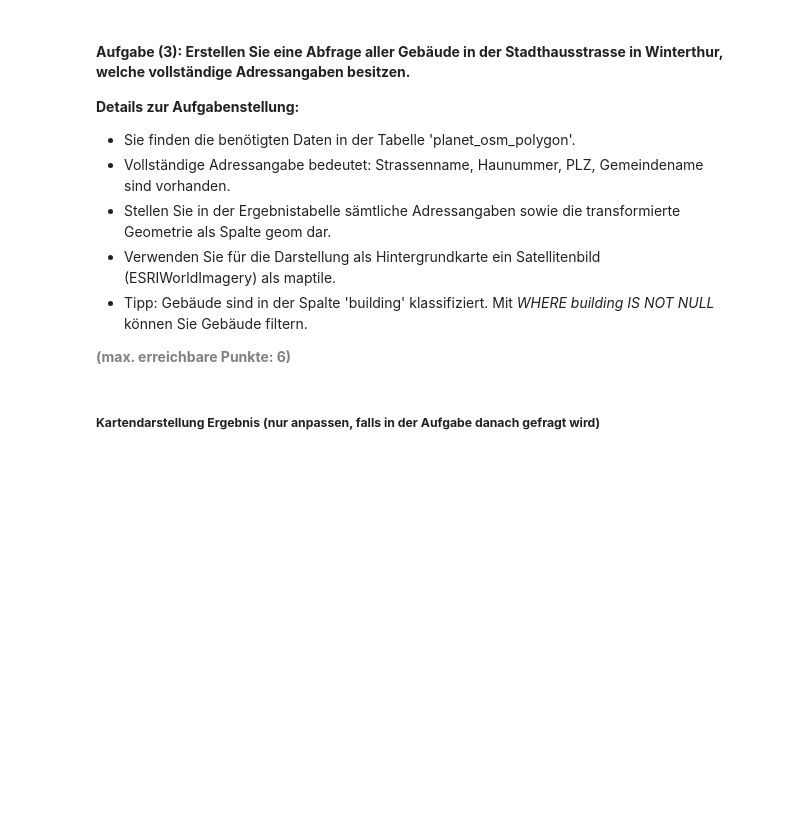
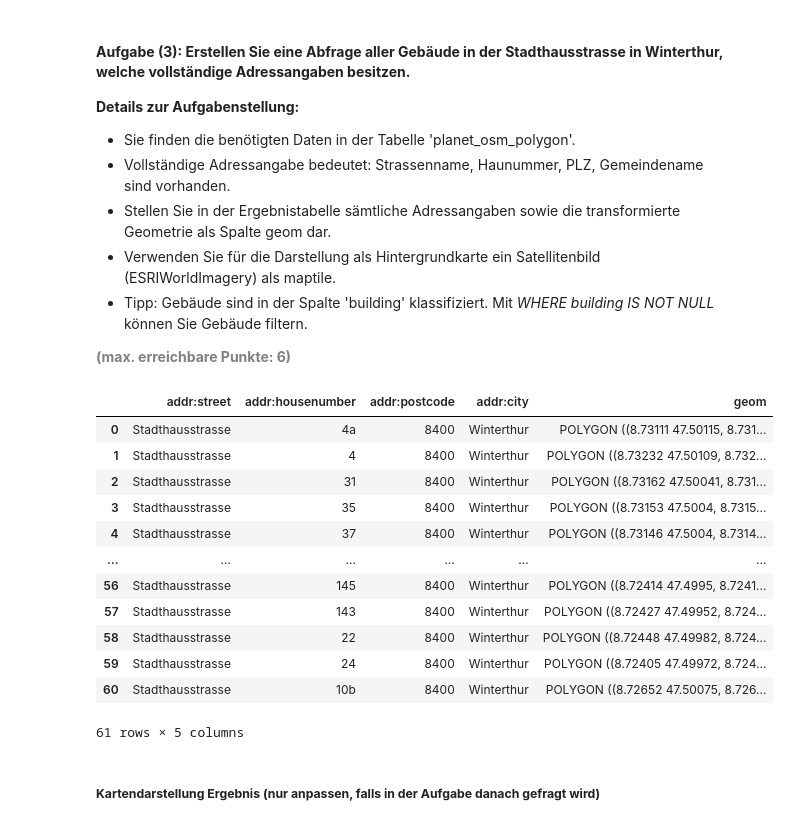
Before and after one commit to zempcol1/python_postgresql_postgis, a Jupyter notebook: HS24 EXAM/AP03_Management_Raeumliche_Daten.ipynb, the cells around one changed output. Saved outputs shown, nothing was run; the diff lists cells and outputs as text; code cells hidden in the pictures; blank space fills up the shorter version.

```diff
--- a/HS24 EXAM/AP03_Management_Raeumliche_Daten.ipynb
+++ b/HS24 EXAM/AP03_Management_Raeumliche_Daten.ipynb
@@ -264,21 +291,35 @@ m
 # %%
 # Engine für Datenbankverbindung erstellen
 engine = create_engine(db_connection_url)
 
 # Ergänzen Sie die SQL-Abfrage, um die Aufgabe zu lösen
-sql = """SELECT
-         FROM
-         WHERE
+sql = """SELECT "addr:street", "addr:housenumber", "addr:postcode", "addr:city", st_transform(way, 4326) AS geom
+         FROM planet_osm_polygon
+         WHERE "addr:street" = 'Stadthausstrasse' AND "addr:city" = 'Winterthur' AND "addr:postcode" IS NOT NULL AND "addr:housenumber" IS NOT NULL
      ;"""
 
 # Ergebnis in GeoDataFrame abspeichern
 gdf = gpd.GeoDataFrame.from_postgis(sql, engine)
 
 # Datenbankverbindung trennen
 engine.dispose()
 
 # Zeigen des GeoDataFrames
 gdf
+# %% [output]
+|  | addr:street | addr:housenumber | addr:postcode | addr:city | geom |
+| 0 | Stadthausstrasse | 4a | 8400 | Winterthur | POLYGON ((8.73111 47.50115, 8.731... |
+| 1 | Stadthausstrasse | 4 | 8400 | Winterthur | POLYGON ((8.73232 47.50109, 8.732... |
+| 2 | Stadthausstrasse | 31 | 8400 | Winterthur | POLYGON ((8.73162 47.50041, 8.731... |
+| 3 | Stadthausstrasse | 35 | 8400 | Winterthur | POLYGON ((8.73153 47.5004, 8.7315... |
+| 4 | Stadthausstrasse | 37 | 8400 | Winterthur | POLYGON ((8.73146 47.5004, 8.7314... |
+| ... | ... | ... | ... | ... | ... |
+| 56 | Stadthausstrasse | 145 | 8400 | Winterthur | POLYGON ((8.72414 47.4995, 8.7241... |
+| 57 | Stadthausstrasse | 143 | 8400 | Winterthur | POLYGON ((8.72427 47.49952, 8.724... |
+| 58 | Stadthausstrasse | 22 | 8400 | Winterthur | POLYGON ((8.72448 47.49982, 8.724... |
+| 59 | Stadthausstrasse | 24 | 8400 | Winterthur | POLYGON ((8.72405 47.49972, 8.724... |
+| 60 | Stadthausstrasse | 10b | 8400 | Winterthur | POLYGON ((8.72652 47.50075, 8.726... |
+61 rows × 5 columns
 # %% [markdown]
 ##### <b>Kartendarstellung Ergebnis (nur anpassen, falls in der Aufgabe danach gefragt wird)</b>
 # %%
```
Also changed, not shown: parts of 7 cells of this notebook, 5 other files.
